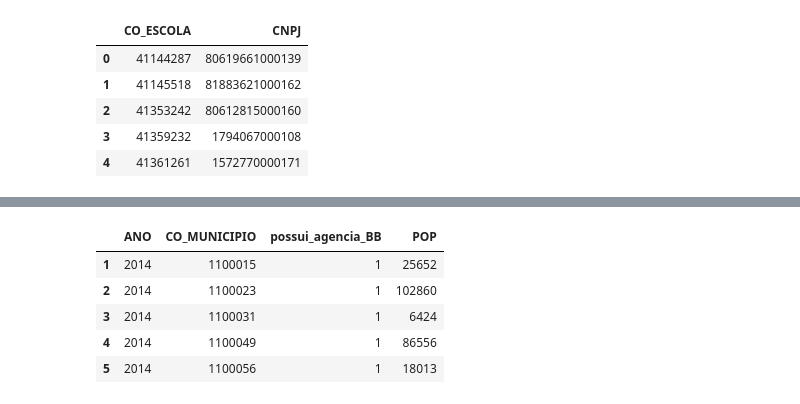
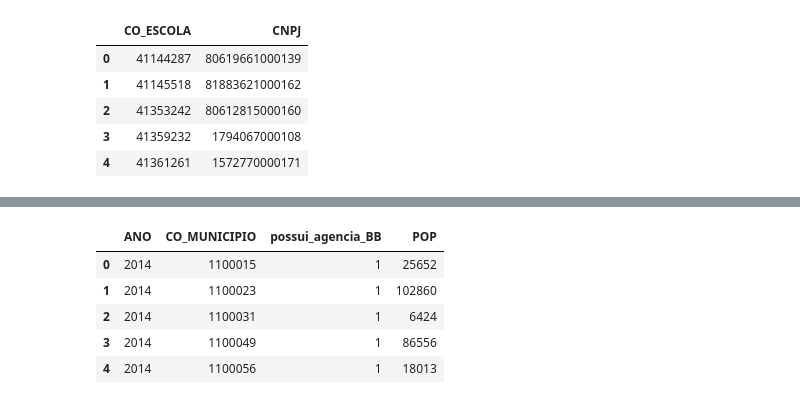
Before and after one commit to Fernandateireis/pol_edu, a Jupyter notebook: notebooks/pre-processing-merge.ipynb, the cells around one changed output, grey strips where cells are left out. Cells and saved outputs as stored; diff of their text form; code cells hidden in the pictures.

```diff
--- a/notebooks/pre-processing-merge.ipynb
+++ b/notebooks/pre-processing-merge.ipynb
@@ -205,16 +198,18 @@ IN_EJA                            54
 dtype: int64
 # %%
 banco = pd.read_csv('/home/freitas/Downloads/internet2/data/ag_demo_2014_2020.csv',sep=';',encoding='latin1')
+banco2021 = pd.read_csv('/home/freitas/Downloads/internet2/data/ag_demo_2021.csv',sep=';',encoding='latin1')
+banco = pd.concat([banco,banco2021],ignore_index=True)
 banco.rename(columns={'ano':'ANO','CodMun':"CO_MUNICIPIO","POP.EST":"POP"},inplace=True)
 banco = banco[['ANO','CO_MUNICIPIO','possui_agencia_BB','POP']]
 banco.head()
 # %% [output]
 |  | ANO | CO_MUNICIPIO | possui_agencia_BB | POP |
-| 1 | 2014 | 1100015 | 1 | 25652 |
-| 2 | 2014 | 1100023 | 1 | 102860 |
-| 3 | 2014 | 1100031 | 1 | 6424 |
-| 4 | 2014 | 1100049 | 1 | 86556 |
-| 5 | 2014 | 1100056 | 1 | 18013 |
+| 0 | 2014 | 1100015 | 1 | 25652 |
+| 1 | 2014 | 1100023 | 1 | 102860 |
+| 2 | 2014 | 1100031 | 1 | 6424 |
+| 3 | 2014 | 1100049 | 1 | 86556 |
+| 4 | 2014 | 1100056 | 1 | 18013 |
 # %%
 merge_iex_censo_banco = pd.merge(merge_iex_censo, banco, on = ['ANO','CO_MUNICIPIO'], how='left')
 print(merge_iex_censo_banco.shape)
```
Also changed, not shown: parts of 28 cells of this notebook.
